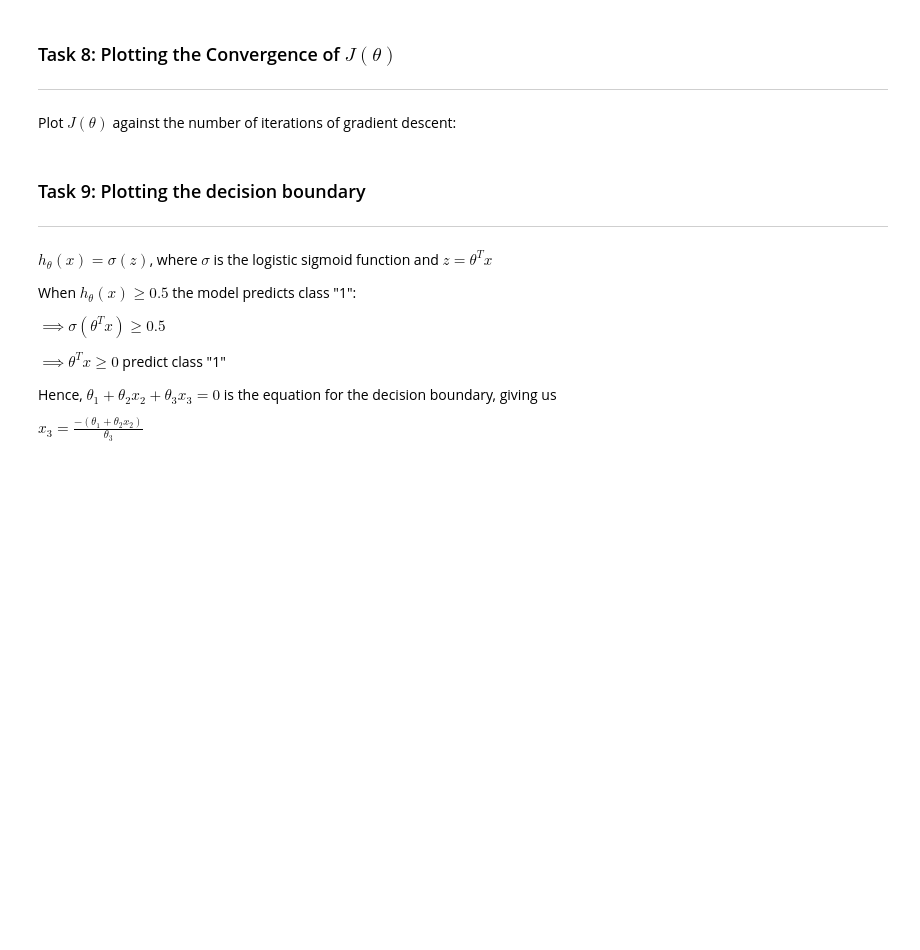
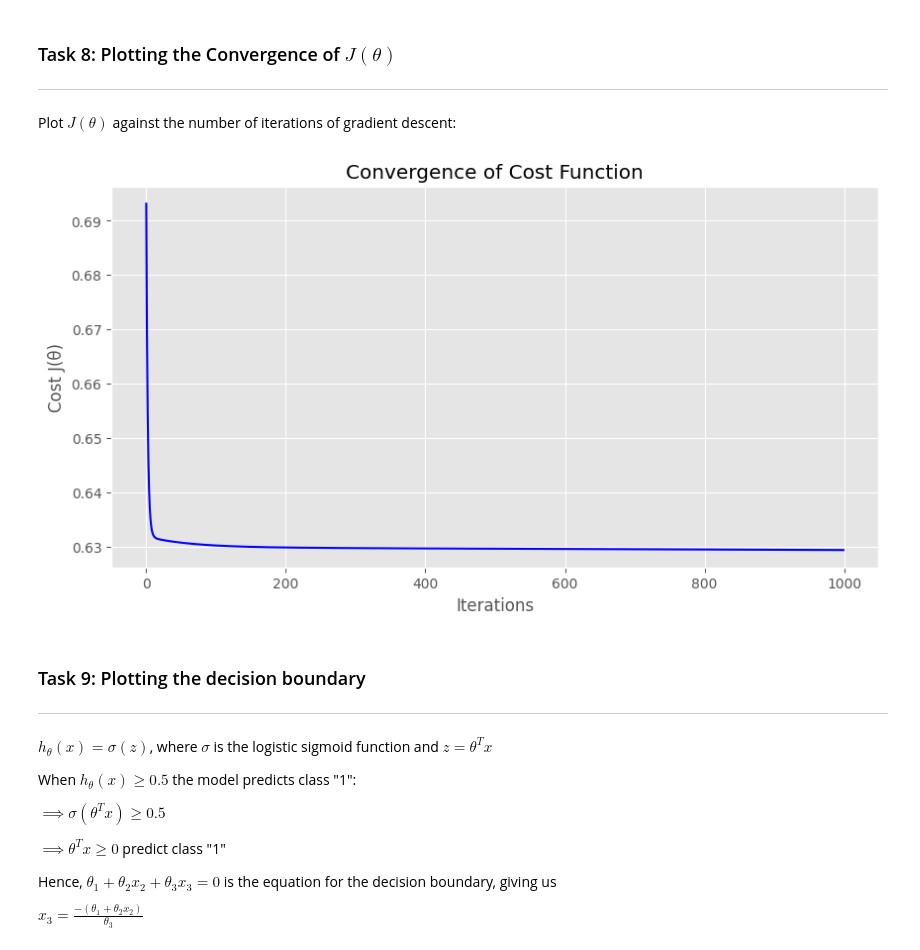
Before and after one commit to ShaikMohammad786/Machine-Learning-SEMV-Labs, a Jupyter notebook: Lab4_AP23110011178.ipynb, the cells around one changed output. Cells and saved outputs as stored; diff of their text form; code cells hidden in the pictures; blank space fills up the shorter version.

```diff
--- a/Lab4_AP23110011178.ipynb
+++ b/Lab4_AP23110011178.ipynb
@@ -125,3 +103,15 @@ for i in range(1000):
 # %% [markdown]
 ### Task 6: Cost and Gradient at Initialization
 ---
+# %%
+X = df.iloc[:, :-1].values
+y = df["Results"].values
+
+X = np.c_[np.ones(len(X)), X]
+
+theta = np.zeros(X.shape[1])
+alpha = 0.0001
+
+cost, grad = cost_and_gradient(X, y, theta)
+
+print(cost , grad)
@@ -131,3 +123,12 @@ for i in range(1000):
 # %% [markdown]
 Minimize the cost function $J(\theta)$ by updating the below equation and repeat until convergence
 $\theta_j := \theta_j - \alpha \frac{\partial J(\theta)}{\partial \theta_j}$ (simultaneously update $\theta_j$ for all $j$)
+# %%
+iterations=1000
+costs = []
+for i in range(iterations):
+    cost, grad = cost_and_gradient(X, y, theta)
+    theta = theta - (alpha * grad)
+    costs.append(cost)
+    if i % 100 == 0:
+        print(f"Iteration {i}: cost={cost}, grad={grad}")
@@ -136,6 +148,16 @@ $\theta_j := \theta_j - \alpha \frac{\partial J(\theta)}{\partial \theta_j}$ (si
 ---
 # %% [markdown]
 Plot $J(\theta)$ against the number of iterations of gradient descent:
+# %%
+plt.figure(figsize = (10,5))
+plt.plot(range(iterations), costs, 'b-')
+plt.xlabel("Iterations")
+plt.ylabel("Cost J(θ)")
+plt.title("Convergence of Cost Function")
+plt.grid(True)
+plt.show()
+# %% [output]
+[figure, added]
 # %% [markdown]
 ### Task 9: Plotting the decision boundary
 ---
```
Also changed, not shown: parts of 3 cells of this notebook.
